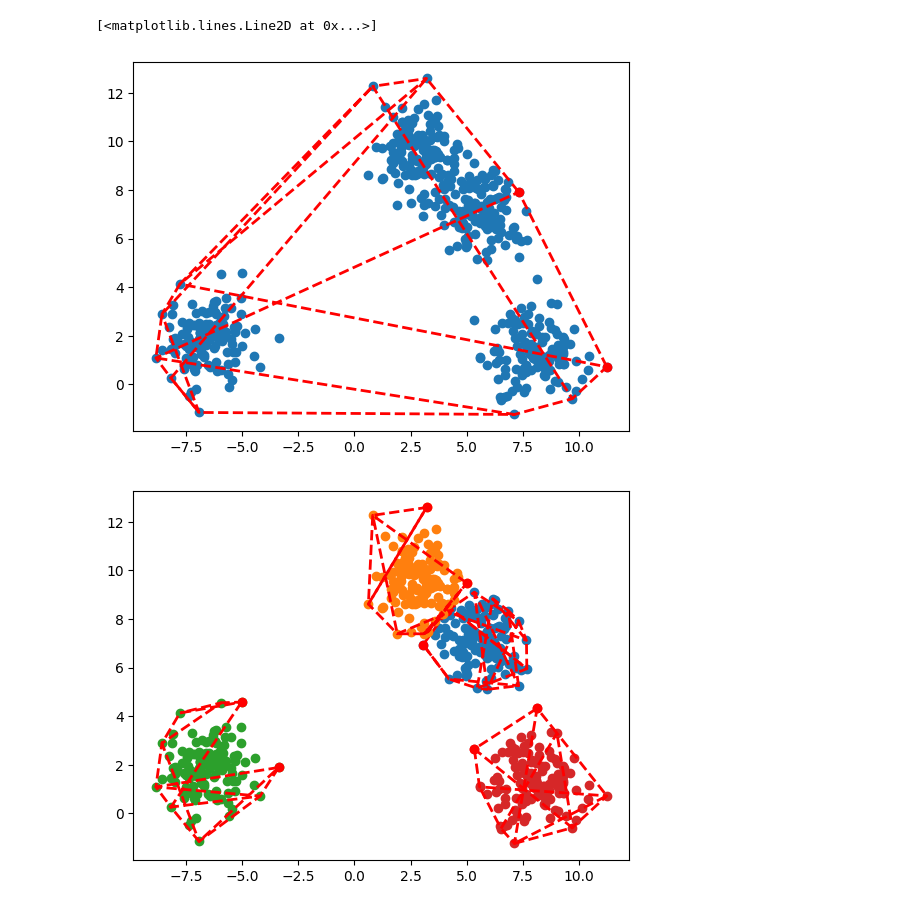
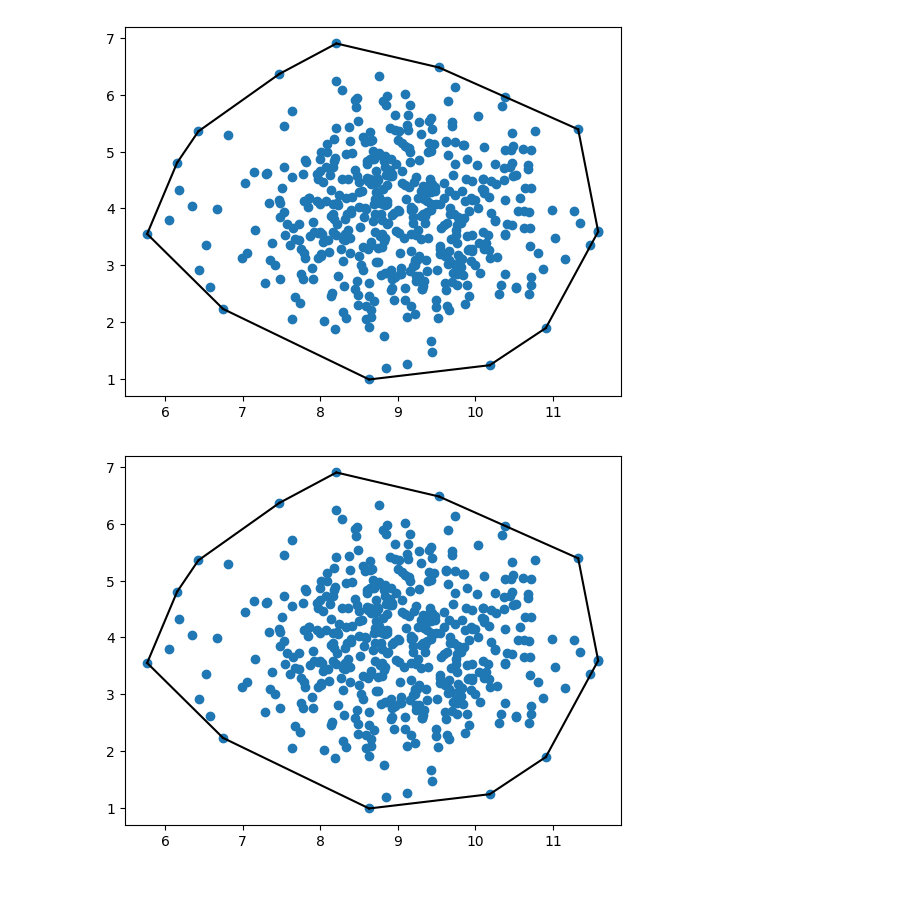
Before and after one commit to nandantumu/conformal_region_designer, a Jupyter notebook: notebooks/parametric-conformal.ipynb, the cells around one changed output. Cells and saved outputs as stored; diff of their text form; code cells hidden in the pictures.

```diff
--- a/notebooks/parametric-conformal.ipynb
+++ b/notebooks/parametric-conformal.ipynb
@@ -7,7 +7,7 @@ import sklearn
 from sklearn.datasets import make_blobs
 from sklearn.cluster import MeanShift, estimate_bandwidth
 # %%
-dataset = make_blobs(n_samples=500, centers=4)
+dataset = make_blobs(n_samples=500, centers=1)
 # %%
 sns.scatterplot(x=dataset[0][:,0], y=dataset[0][:,1],hue=dataset[1], marker='o')
 # %% [output]
@@ -54,18 +54,17 @@ from pyhull.convex_hull import ConvexHull
 # %%
 hull = ConvexHull(dataset[0])
 plt.plot(dataset[0][:,0], dataset[0][:,1], 'o')
-plt.plot(dataset[0][hull.vertices,0], dataset[0][hull.vertices,1], 'r--', lw=2)
-plt.plot(dataset[0][hull.vertices[0],0], dataset[0][hull.vertices[0],1], 'ro')
+for simplex in hull.simplices:
+        plt.plot(simplex.coords[:,0], simplex.coords[:,1], 'k-')
 # %% [output]
-[<matplotlib.lines.Line2D at 0x...>]
-[figure, old version]
+[figure, new version]
 # %%
 hulls = [ConvexHull(dataset[0][labels == i]) for i in range(n_clusters_)]
 # %%
 for i,hull in enumerate(hulls):
     subset = dataset[0][labels == i]
     plt.plot(subset[:,0], subset[:,1], 'o')
-    plt.plot(subset[hull.vertices,0], subset[hull.vertices,1], 'r--', lw=2)
-    plt.plot(subset[hull.vertices[0],0], subset[hull.vertices[0],1], 'ro')
+    for simplex in hull.simplices:
+        plt.plot(simplex.coords[:,0], simplex.coords[:,1], 'k-')
 # %% [output]
-[figure, old version]
+[figure, new version]
```
Also changed, not shown: parts of 5 cells of this notebook, 1 other file.
